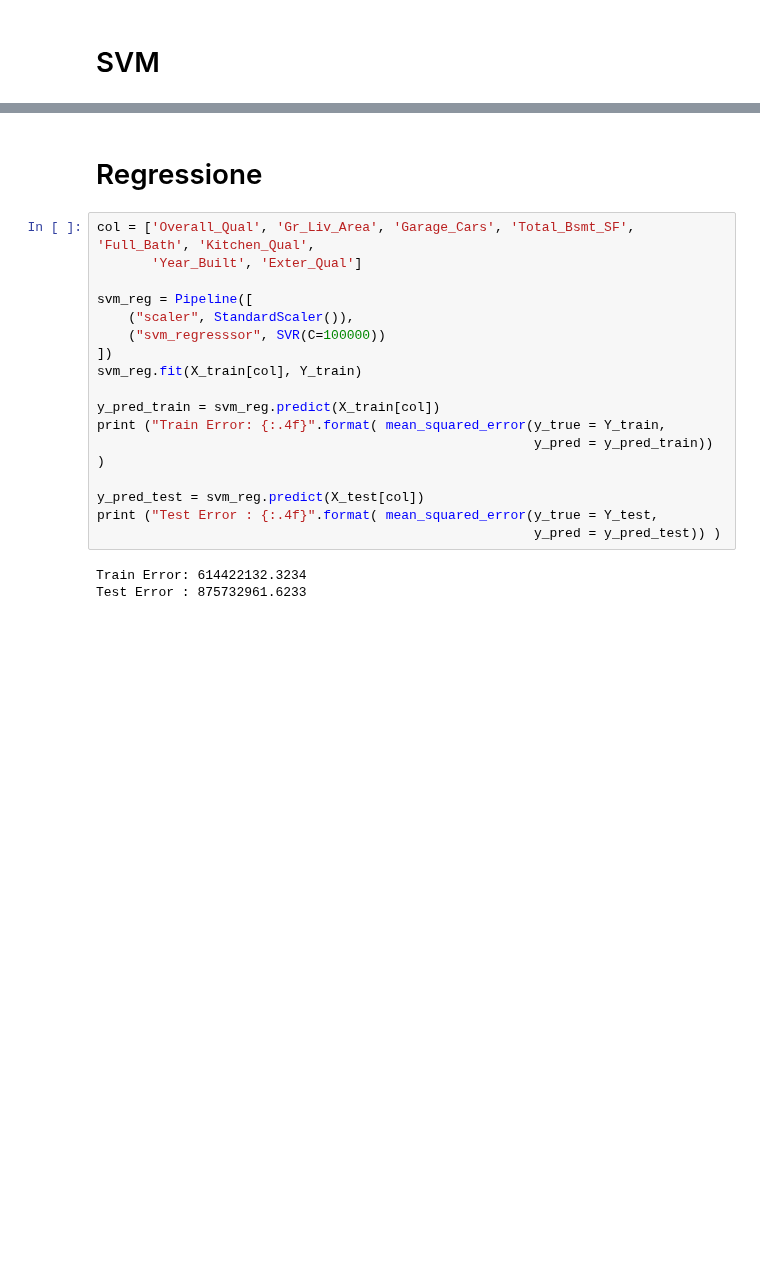
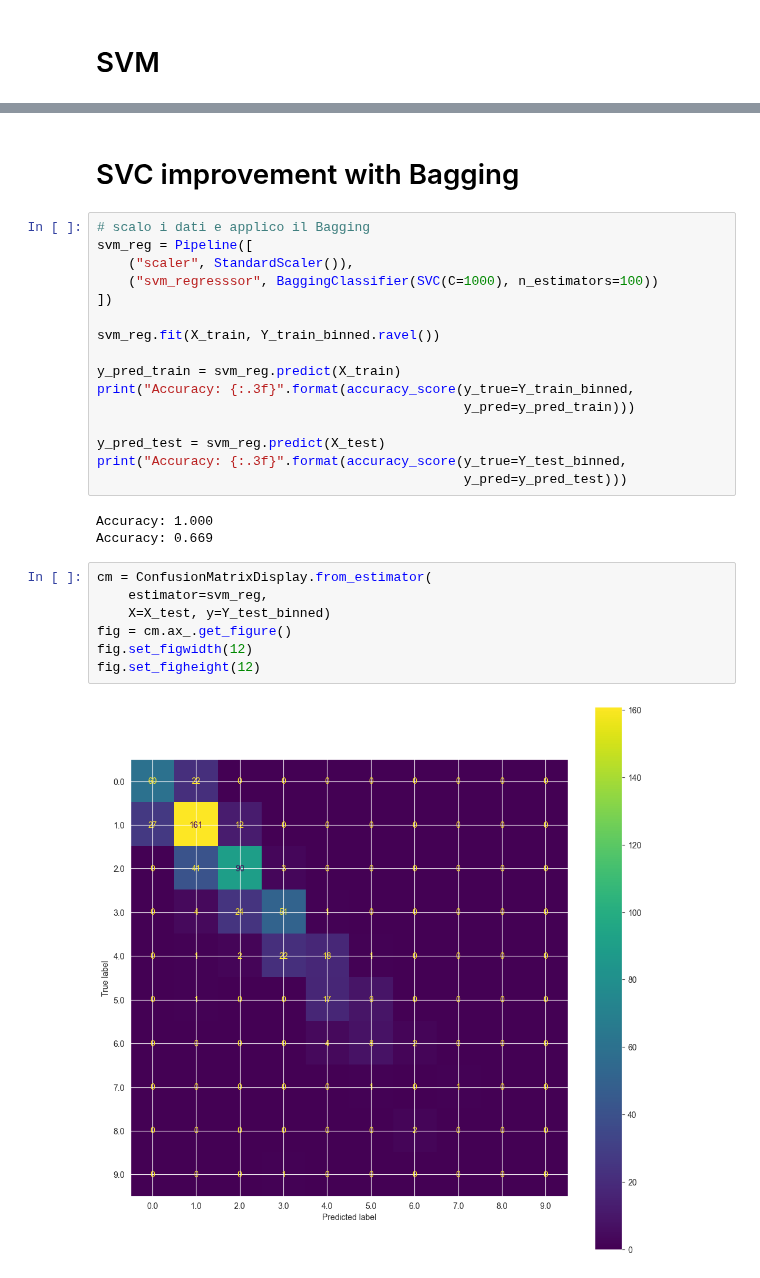
Before and after one commit to davide-tonetto-884585/House-Sale-Price-Prediction, a Jupyter notebook: ClassifierModels/SVMClassifier.ipynb, the cells around one changed output, grey strips where cells are left out. Drawn from its saved outputs; the diff is of its cells as text; blank space fills up the shorter version.

```diff
--- a/ClassifierModels/SVMClassifier.ipynb
+++ b/ClassifierModels/SVMClassifier.ipynb
@@ -118,22 +119,30 @@ fig.set_figheight(12)
-# %% [markdown]
-# Regressione
+# %% [markdown]
+# SVC improvement with Bagging
 # %%
-col = ['Overall_Qual', 'Gr_Liv_Area', 'Garage_Cars', 'Total_Bsmt_SF', 'Full_Bath', 'Kitchen_Qual',
-       'Year_Built', 'Exter_Qual']
-
+# scalo i dati e applico il Bagging
 svm_reg = Pipeline([
     ("scaler", StandardScaler()),
-    ("svm_regresssor", SVR(C=100000))
+    ("svm_regresssor", BaggingClassifier(SVC(C=1000), n_estimators=100))
 ])
-svm_reg.fit(X_train[col], Y_train)
 
-y_pred_train = svm_reg.predict(X_train[col])
-print ("Train Error: {:.4f}".format( mean_squared_error(y_true = Y_train,
-                                                        y_pred = y_pred_train)) )
+svm_reg.fit(X_train, Y_train_binned.ravel())
 
-y_pred_test = svm_reg.predict(X_test[col])
-print ("Test Error : {:.4f}".format( mean_squared_error(y_true = Y_test,
-                                                        y_pred = y_pred_test)) )
+y_pred_train = svm_reg.predict(X_train)
+print("Accuracy: {:.3f}".format(accuracy_score(y_true=Y_train_binned,
+                                               y_pred=y_pred_train)))
+
+y_pred_test = svm_reg.predict(X_test)
+print("Accuracy: {:.3f}".format(accuracy_score(y_true=Y_test_binned,
+                                               y_pred=y_pred_test)))
 # %% [output]
-Train Error: 614422132.3234
-Test Error : 875732961.6233
+Accuracy: 1.000
+Accuracy: 0.669
+# %%
+cm = ConfusionMatrixDisplay.from_estimator(
+    estimator=svm_reg,
+    X=X_test, y=Y_test_binned)
+fig = cm.ax_.get_figure()
+fig.set_figwidth(12)
+fig.set_figheight(12)
+# %% [output]
+[figure, added]
```
Also changed, not shown: parts of 8 cells of this notebook, 8 other files.
